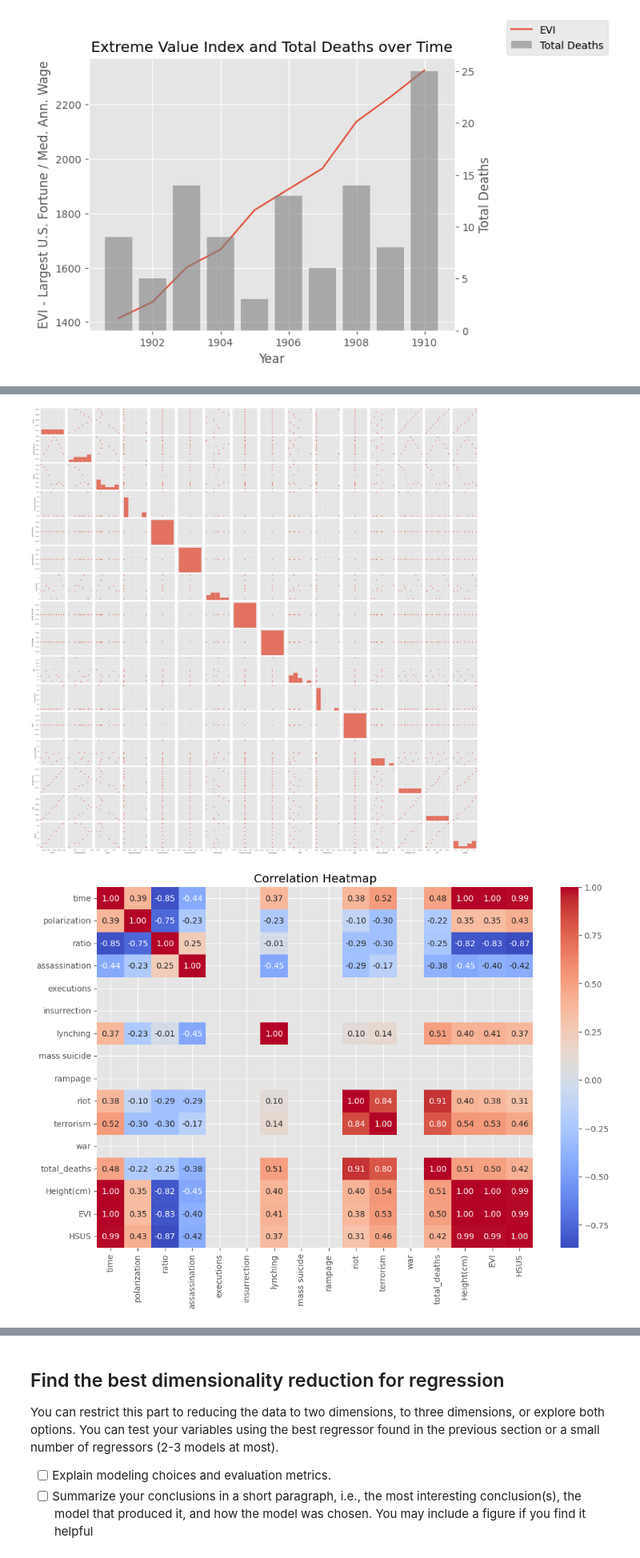
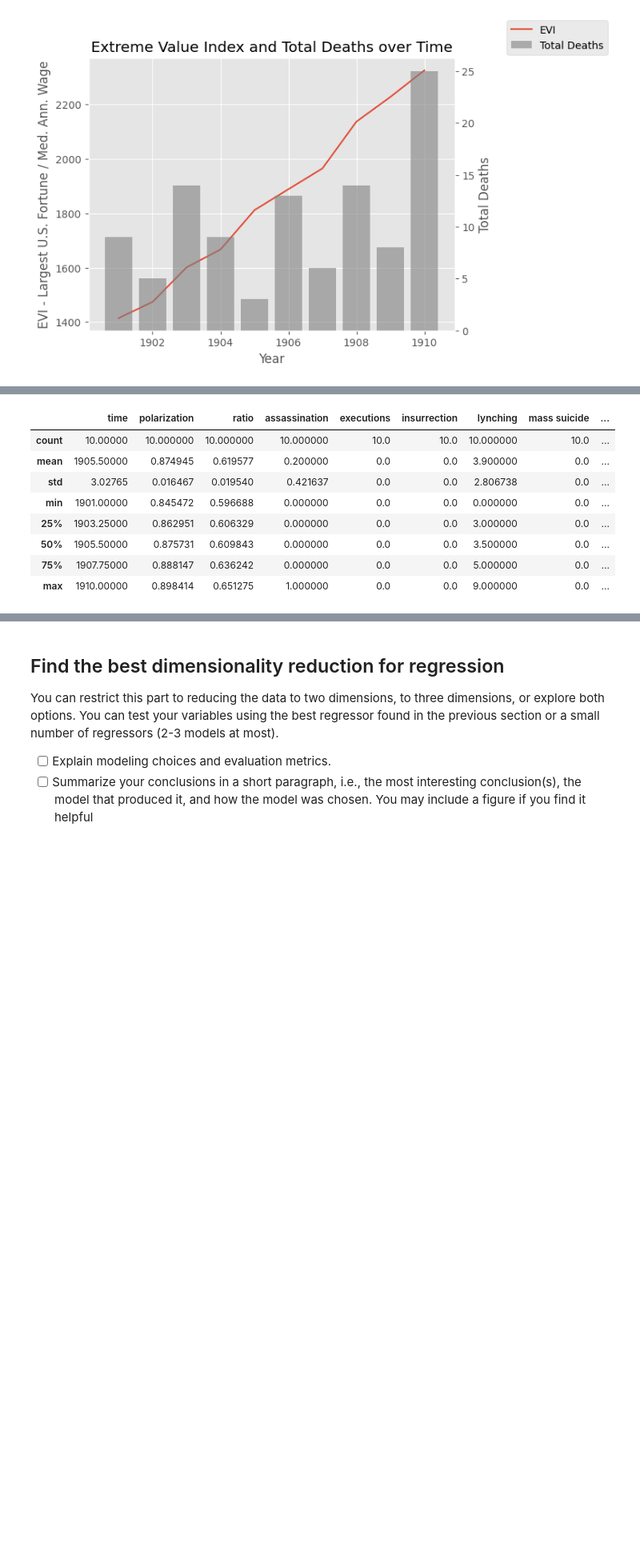
Before and after one commit to yhernandezm05/Final_project_data221, a Jupyter notebook: FInal_project.ipynb, the cells around one changed output, grey strips where cells are left out. Shown: that part at 80% size. Cells and saved outputs as stored; diff of their text form; code cells hidden in the pictures; blank space fills up the shorter version.

```diff
--- a/FInal_project.ipynb
+++ b/FInal_project.ipynb
@@ -217,20 +209,3 @@ plt.show()
 # %%
-
-# Display basic statistics
-print(df.describe())
-
-# Check for missing values
-print(df.isnull().sum())
-
-# Visualize the relationships between different variables
-
-# Pairplot to visualize relationships
-sns.pairplot(df)
-plt.show()
-
-# Correlation heatmap
-plt.figure(figsize=(12, 8))
-sns.heatmap(df.corr(), annot=True, cmap='coolwarm', fmt='.2f')
-plt.title('Correlation Heatmap')
-plt.show()
+df.describe()
 # %% [output]
@@ -254,2 +212,9 @@ dtype: int64
-[figure, removed]
-[figure, removed]
+|  | time | polarization | ratio | assassination | executions | insurrection | lynching | mass suicide | ... |
+| count | 10.00000 | 10.000000 | 10.000000 | 10.000000 | 10.0 | 10.0 | 10.000000 | 10.0 | ... |
+| mean | 1905.50000 | 0.874945 | 0.619577 | 0.200000 | 0.0 | 0.0 | 3.900000 | 0.0 | ... |
+| std | 3.02765 | 0.016467 | 0.019540 | 0.421637 | 0.0 | 0.0 | 2.806738 | 0.0 | ... |
+| min | 1901.00000 | 0.845472 | 0.596688 | 0.000000 | 0.0 | 0.0 | 0.000000 | 0.0 | ... |
+| 25% | 1903.25000 | 0.862951 | 0.606329 | 0.000000 | 0.0 | 0.0 | 3.000000 | 0.0 | ... |
+| 50% | 1905.50000 | 0.875731 | 0.609843 | 0.000000 | 0.0 | 0.0 | 3.500000 | 0.0 | ... |
+| 75% | 1907.75000 | 0.888147 | 0.636242 | 0.000000 | 0.0 | 0.0 | 5.000000 | 0.0 | ... |
+| max | 1910.00000 | 0.898414 | 0.651275 | 1.000000 | 0.0 | 0.0 | 9.000000 | 0.0 | ... |
```
Also changed, not shown: parts of 8 cells of this notebook.
